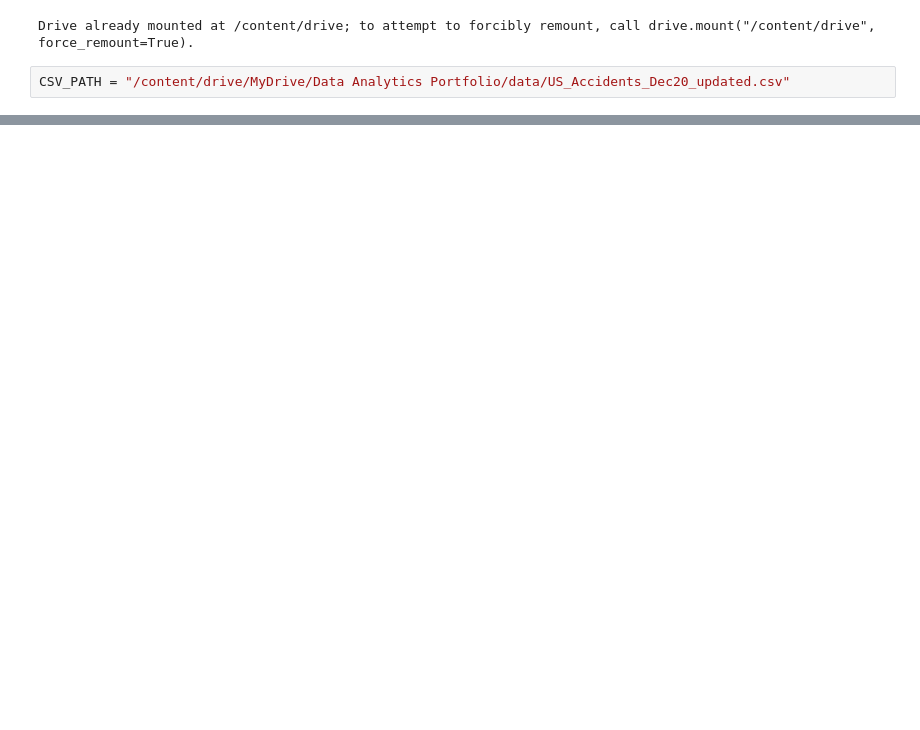
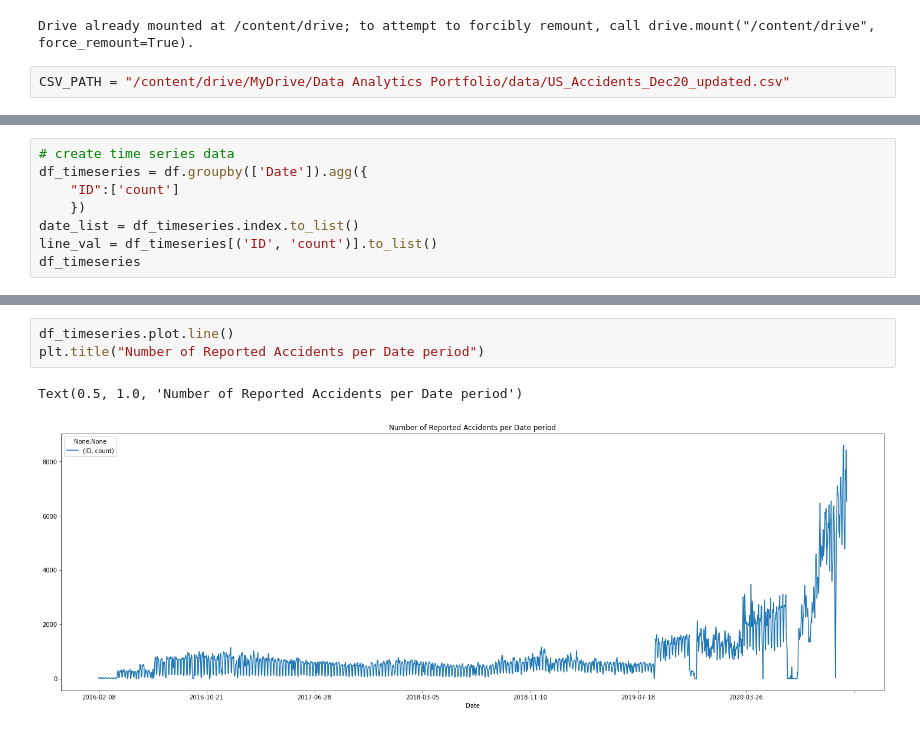
Before and after one commit to matthewmyrick/DataAnalyticsPortfolio, a Jupyter notebook: US Collision/Collision_Data_Analysis.ipynb, the cells around one changed output, grey strips where cells are left out. Saved outputs shown, nothing was run; the diff lists cells and outputs as text; blank space fills up the shorter version.

```diff
--- a/US Collision/Collision_Data_Analysis.ipynb
+++ b/US Collision/Collision_Data_Analysis.ipynb
@@ -44,0 +97,8 @@ plt.show()
+# %%
+# create time series data
+df_timeseries = df.groupby(['Date']).agg({
+    "ID":['count']
+    })
+date_list = df_timeseries.index.to_list()
+line_val = df_timeseries[('ID', 'count')].to_list()
+df_timeseries
@@ -44,0 +121,6 @@ plt.show()
+# %%
+df_timeseries.plot.line()
+plt.title("Number of Reported Accidents per Date period")
+# %% [output]
+Text(0.5, 1.0, 'Number of Reported Accidents per Date period')
+[figure, added]
```
Also changed, not shown: parts of 9 cells of this notebook.
